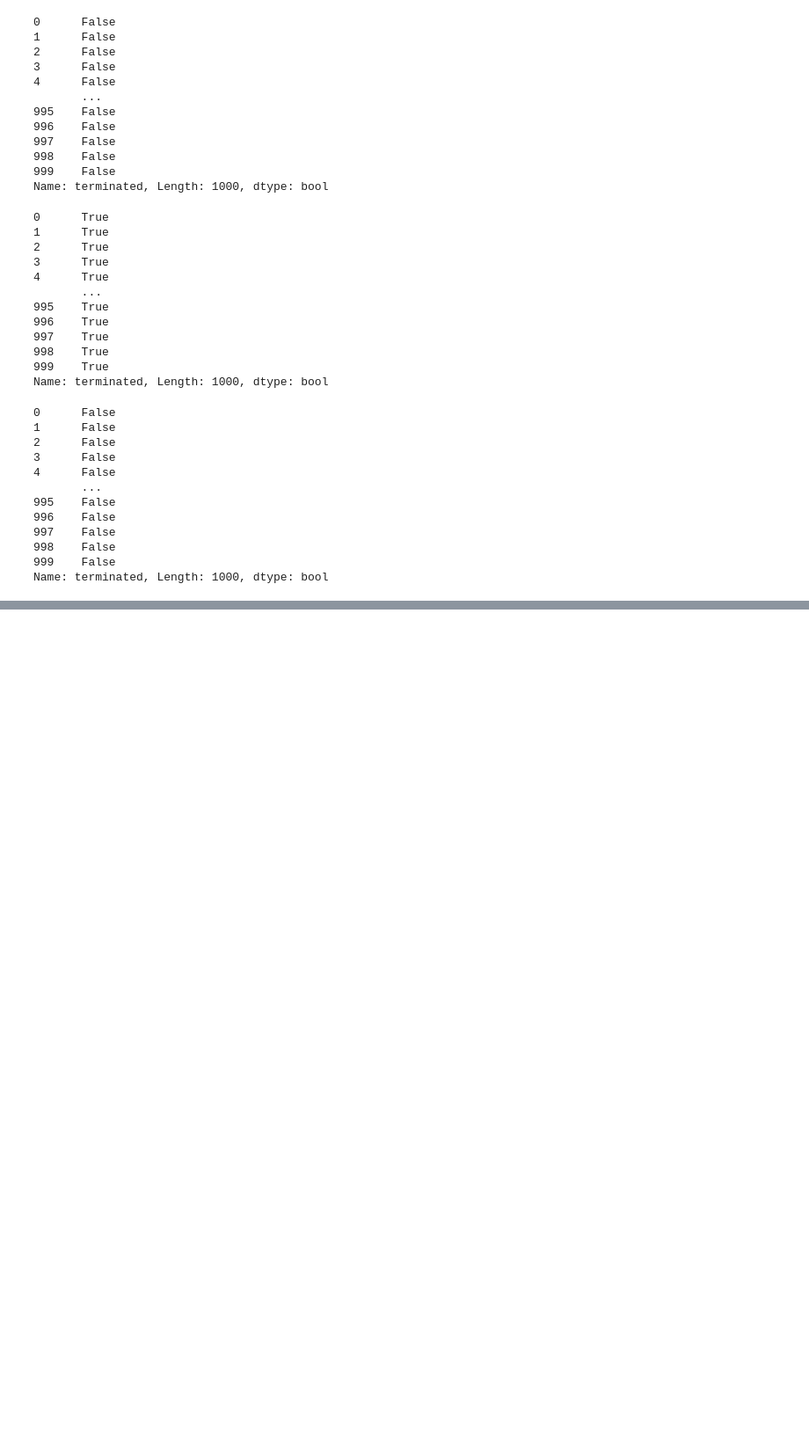
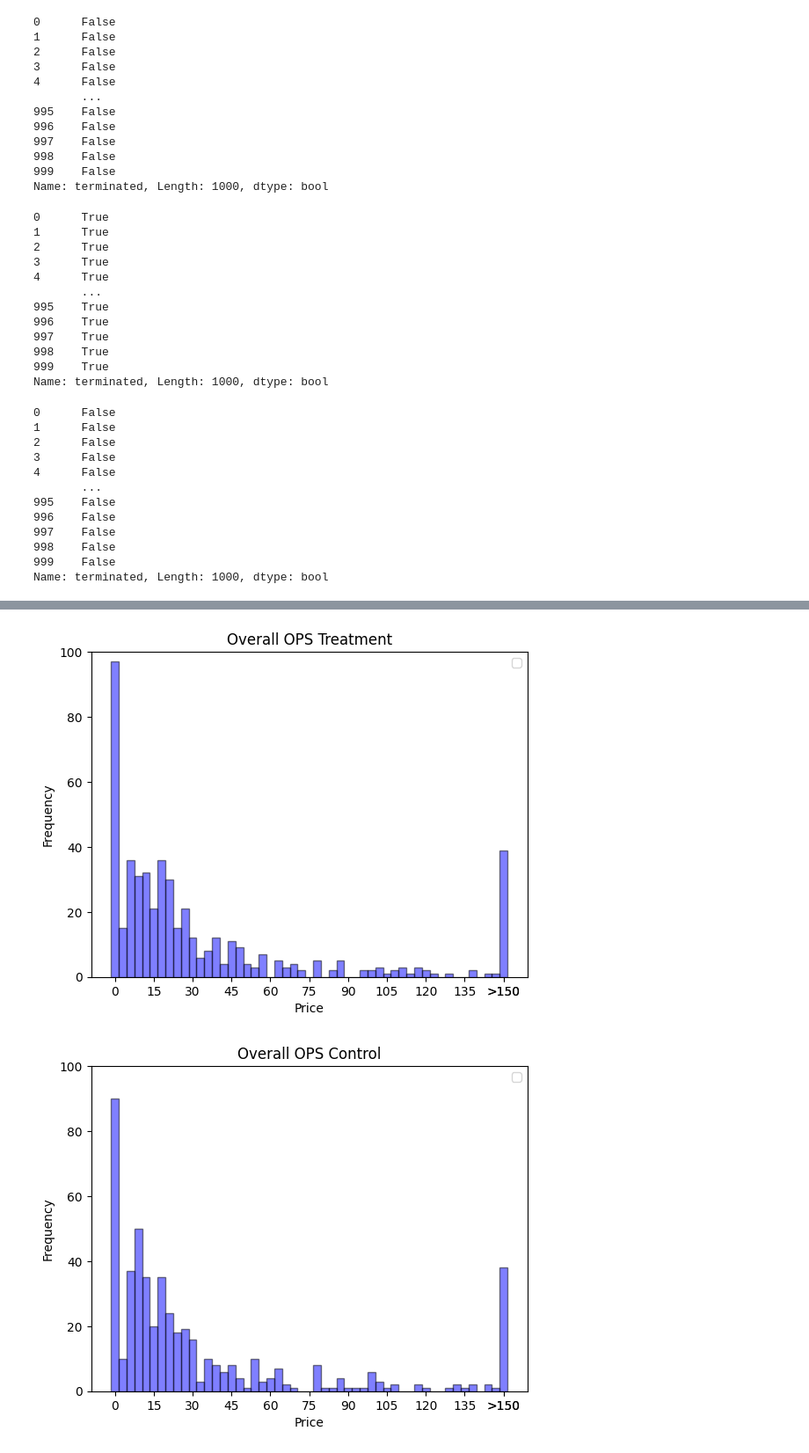
Before and after one commit to leoleoasd/simulated_web_agent, a Jupyter notebook: analysis.ipynb, the cells around one changed output, grey strips where cells are left out. Shown at 88% size. Drawn from its saved outputs; the diff is of its cells as text; code cells hidden in the pictures; blank space fills up the shorter version.

Commit message:
new diagram

```diff
--- a/analysis.ipynb
+++ b/analysis.ipynb
@@ -387,0 +403,2 @@ Note: you may need to restart the kernel to use updated packages.
+# %%
+df = pd.read_parquet("result.parquet")
@@ -387,0 +462,22 @@ Note: you may need to restart the kernel to use updated packages.
+# %%
+# plot_price_histogram([df, df[df['gender'] == 'male'], df[df['gender'] == 'female']], title="Overall OPS", xlabel="Price", ylabel="Frequency")
+
+plot_price_histogram(
+    [
+        df[(df["group"] == "T1")],
+    ],
+    title="Overall OPS Treatment",
+    ylim=(0, 100),
+    filename="overall_ops_treatment.png"
+)
+plot_price_histogram(
+    [
+        df[(df["group"] == "C")],
+    ],
+    title="Overall OPS Control",
+    ylim=(0, 100),
+    filename="overall_ops_control.png"
+)
+# %% [output]
+[figure, added]
+[figure, added]
```
Also changed, not shown: parts of 11 cells of this notebook, 5 other files.
